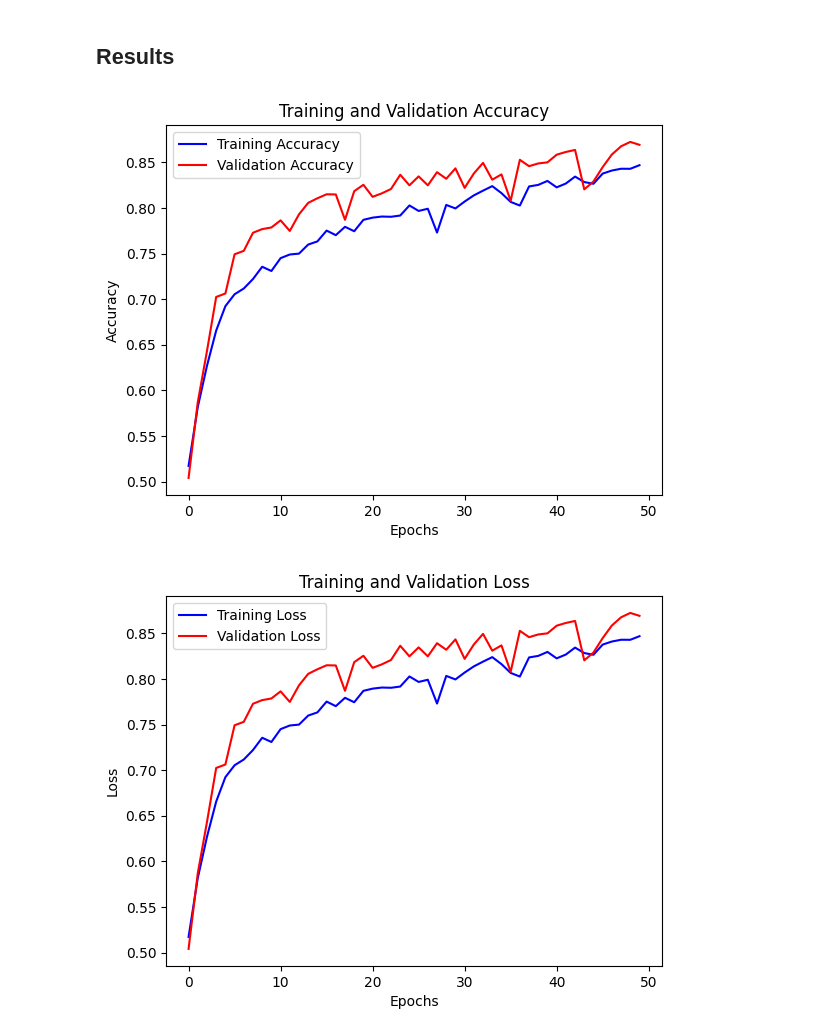
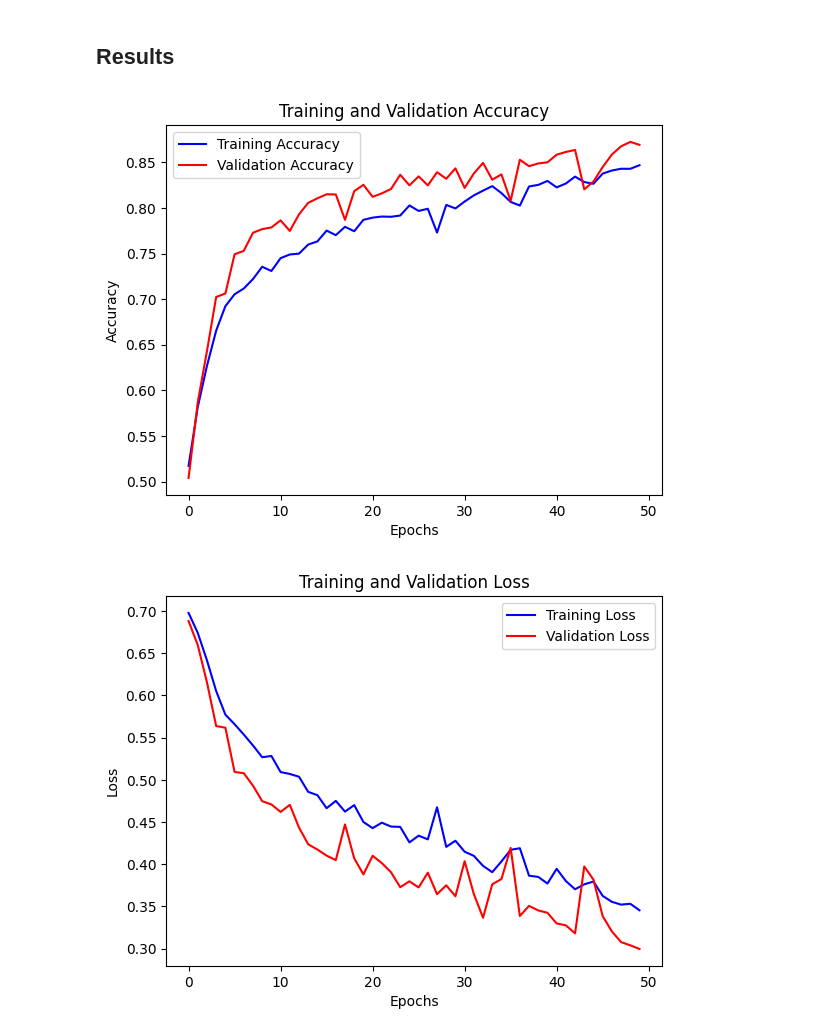
Before and after one commit to KavinChakravarthy/kkr-gen-ai-internship, a Jupyter notebook: cats-and-dogs-classification/notebooks/classifier.ipynb, the cells around one changed output. Saved outputs shown, nothing was run; the diff lists cells and outputs as text; code cells hidden in the pictures.

```diff
--- a/cats-and-dogs-classification/notebooks/classifier.ipynb
+++ b/cats-and-dogs-classification/notebooks/classifier.ipynb
@@ -267,26 +267,26 @@ model.save('../src/model_50.keras')
 # %%
 acc = history.history['accuracy']
 val_acc = history.history['val_accuracy']
 loss = history.history['loss']
 val_loss = history.history['val_loss']
 
 epochs = range(len(acc))
 
 plt.plot(epochs, acc, 'b', label='Training Accuracy')
 plt.plot(epochs, val_acc, 'r', label='Validation Accuracy')
 plt.title('Training and Validation Accuracy')
 plt.xlabel('Epochs')
 plt.ylabel('Accuracy')
 plt.legend()
 plt.show()
 
-plt.plot(epochs, acc, 'b', label='Training Loss')
-plt.plot(epochs, val_acc, 'r', label='Validation Loss')
+plt.plot(epochs, loss, 'b', label='Training Loss')
+plt.plot(epochs, val_loss, 'r', label='Validation Loss')
 plt.title('Training and Validation Loss')
 plt.xlabel('Epochs')
 plt.ylabel('Loss')
 plt.legend()
 plt.show()
 # %% [output]
 [figure]
-[figure, old version]
+[figure, new version]
```
